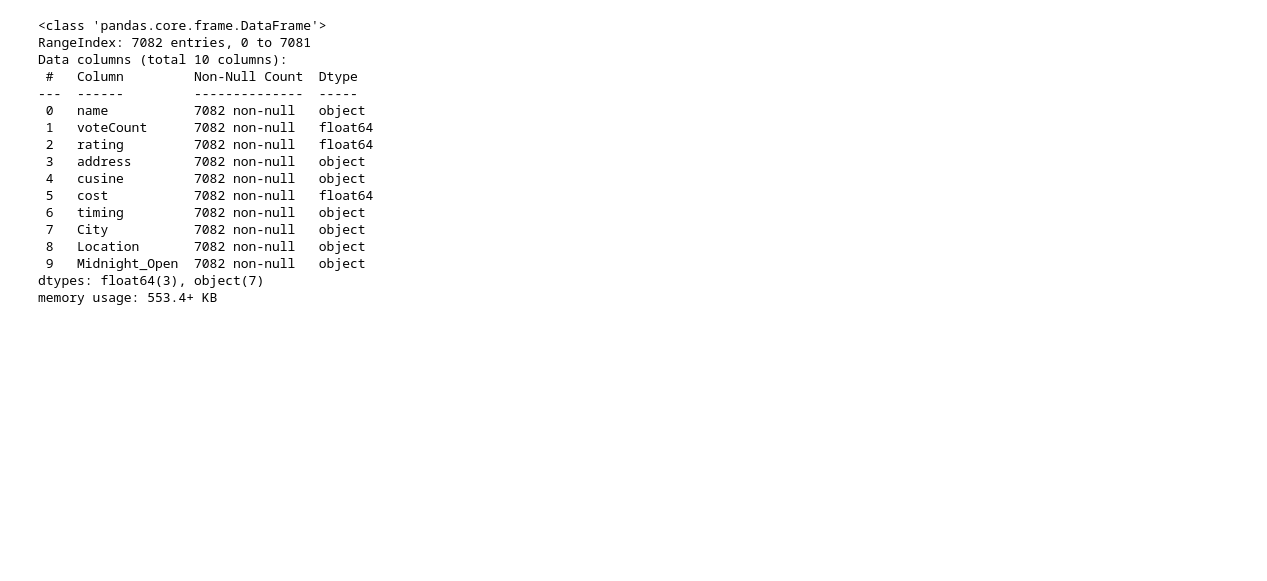
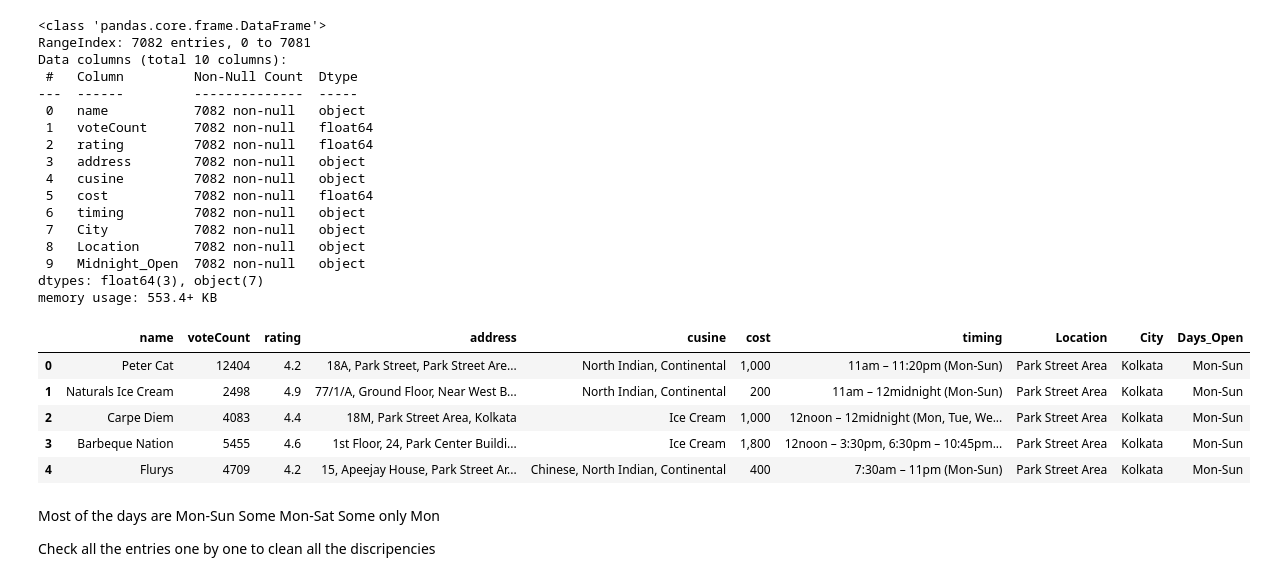
Before and after one commit to theneuralcraftsman/restaurant-ai, a Jupyter notebook: 2. Zomato_cont_loc_cleaned.ipynb, the cells around one changed output. Cells and saved outputs as stored; diff of their text form; code cells hidden in the pictures; blank space fills up the shorter version.

Commit message:
Starting with Days_Open

```diff
--- a/2. Zomato_cont_loc_cleaned.ipynb
+++ b/2. Zomato_cont_loc_cleaned.ipynb
@@ -149,0 +154,18 @@ memory usage: 553.4+ KB
+# %%
+# df = pd.read_csv('checkpoint4_locations_cleaned.csv')
+df_new = pd.read_csv('Zomato_processed_data.csv')
+# %%
+df_new.head()
+# %% [output]
+|  | name | voteCount | rating | address | cusine | cost | timing | Location | City | Days_Open |
+| 0 | Peter Cat | 12404 | 4.2 | 18A, Park Street, Park Street Are... | North Indian, Continental | 1,000 | 11am – 11:20pm (Mon-Sun) | Park Street Area | Kolkata | Mon-Sun |
+| 1 | Naturals Ice Cream | 2498 | 4.9 | 77/1/A, Ground Floor, Near West B... | North Indian, Continental | 200 | 11am – 12midnight (Mon-Sun) | Park Street Area | Kolkata | Mon-Sun |
+| 2 | Carpe Diem | 4083 | 4.4 | 18M, Park Street Area, Kolkata | Ice Cream | 1,000 | 12noon – 12midnight (Mon, Tue, We... | Park Street Area | Kolkata | Mon-Sun |
+| 3 | Barbeque Nation | 5455 | 4.6 | 1st Floor, 24, Park Center Buildi... | Ice Cream | 1,800 | 12noon – 3:30pm, 6:30pm – 10:45pm... | Park Street Area | Kolkata | Mon-Sun |
+| 4 | Flurys | 4709 | 4.2 | 15, Apeejay House, Park Street Ar... | Chinese, North Indian, Continental | 400 | 7:30am – 11pm (Mon-Sun) | Park Street Area | Kolkata | Mon-Sun |
+# %% [markdown]
+Most of the days are Mon-Sun
+Some Mon-Sat
+Some only Mon
+
+Check all the entries one by one to clean all the discripencies
```
Also changed, not shown: parts of 5 cells of this notebook, 1 other file.
